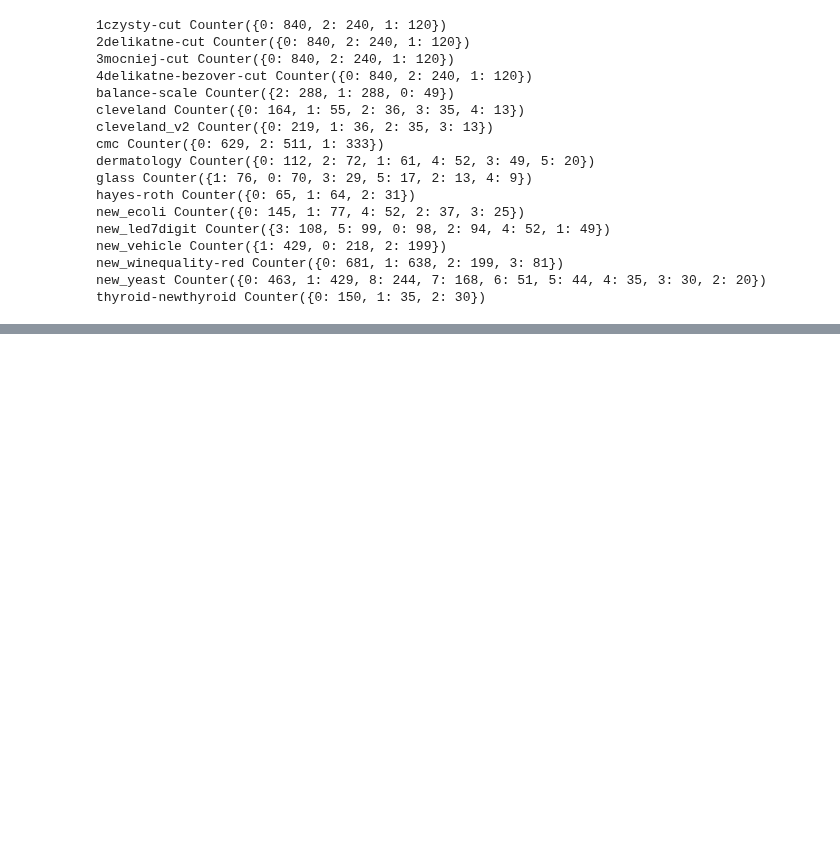
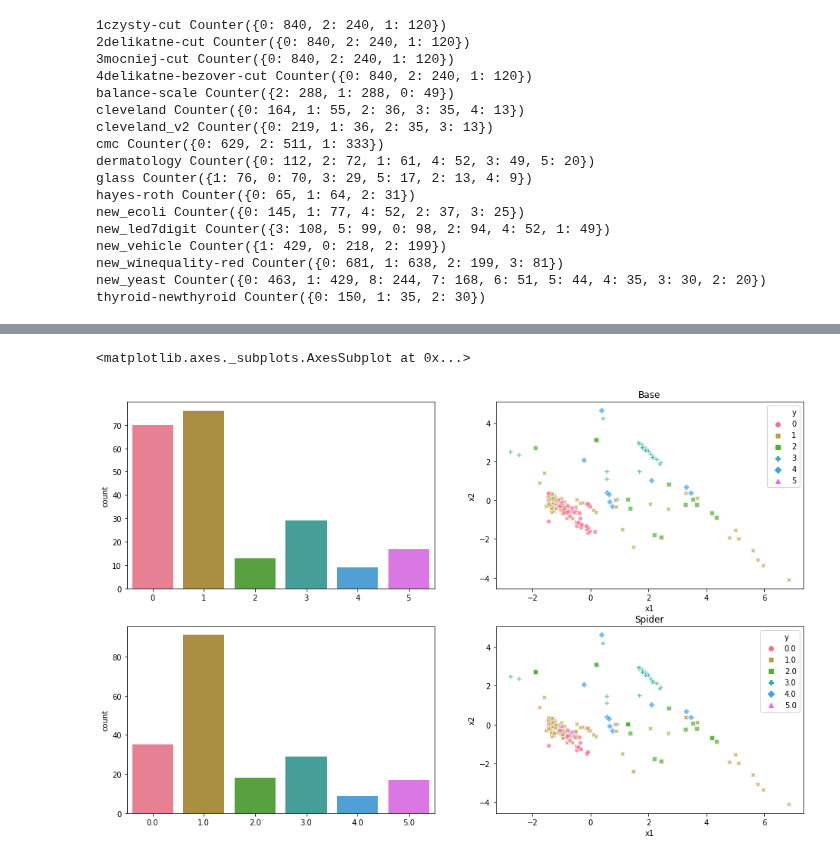
Before and after one commit to damianhorna/multi-imbalance, a Jupyter notebook: benchmarks/resample/resample.ipynb, the cells around one changed output, grey strips where cells are left out. Drawn from its saved outputs; the diff is of its cells as text; code cells hidden in the pictures; blank space fills up the shorter version.

Commit message:
Rearrange code a little bit, add visualizations

```diff
--- a/benchmarks/resample/resample.ipynb
+++ b/benchmarks/resample/resample.ipynb
@@ -1,3 +23,5 @@
+# %%
+datasets = load_datasets()
 # %%
 for dataset_name, dataset in datasets.items():
     print(dataset_name, Counter(dataset.target))
@@ -227,0 +205,43 @@ dtype: float64
+# %%
+
+
+def construct_flat_2pc_df(X, y) -> pd.DataFrame:
+    y = pd.DataFrame({'y': y})
+    X_df = pd.DataFrame(data=X, columns=['x1', 'x2'])
+
+    df = pd.concat([X_df, y], axis=1)
+    return df
+
+dataset = load_datasets()['glass']
+
+X, y = dataset.data, dataset.target
+
+cost = calc_cost_matrix('glass')
+clf = SPIDER3(k=5, cost=cost, majority_classes=maj_int_min[dataset_name]['maj'], intermediate_classes=maj_int_min[dataset_name]['int'], minority_classes=maj_int_min[dataset_name]['min'])
+resampled_X, resampled_y = clf.fit_transform(X, y)
+
+n = len(Counter(y).keys())
+p = sns.color_palette("husl", n)
+
+pca = PCA(n_components=2)
+pca.fit(X)
+
+fig, axs = plt.subplots(ncols=2, nrows=2)
+fig.set_size_inches( 16, 10)
+axs = axs.flatten()
+
+axs[1].set_title("Base")
+sns.countplot(y, ax=axs[0], palette=p)
+X = pca.transform(X)
+df = construct_flat_2pc_df(X, y)
+sns.scatterplot(x='x1', y='x2', hue='y', style='y', data=df, alpha=0.7, ax=axs[1], legend='full', palette=p)
+
+
+axs[3].set_title("Spider")
+sns.countplot(resampled_y, ax=axs[2],palette=p)
+resampled_X = pca.transform(resampled_X)
+df = construct_flat_2pc_df(resampled_X, resampled_y)
+sns.scatterplot(x='x1', y='x2', hue='y', style='y', data=df, alpha=0.7, ax=axs[3], legend='full', palette=p)
+# %% [output]
+<matplotlib.axes._subplots.AxesSubplot at 0x...>
+[figure, added]
```
Also changed, not shown: parts of 5 cells of this notebook.
